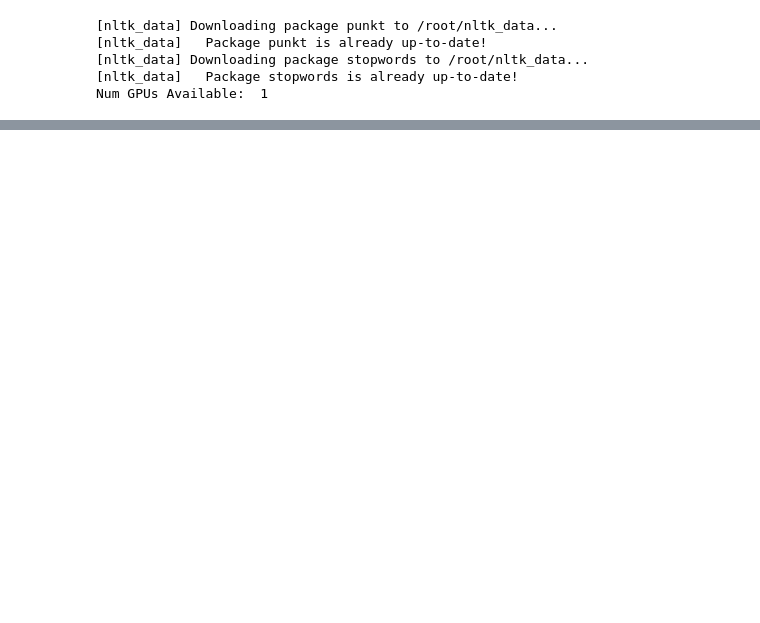
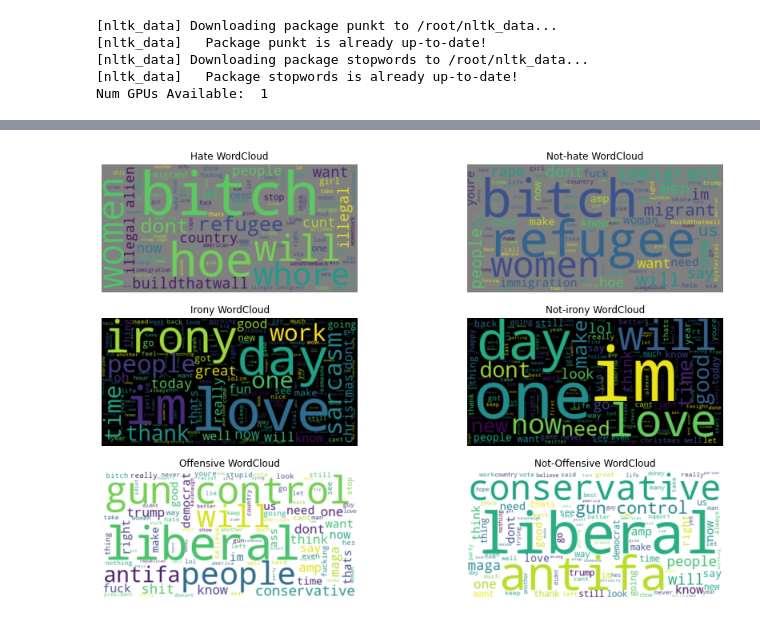
Before and after one commit to gibsonx/CE888, a Jupyter notebook: Assignment/assignment_2_Distilbert.ipynb, the cells around one changed output, grey strips where cells are left out. Saved outputs shown, nothing was run; the diff lists cells and outputs as text; code cells hidden in the pictures; blank space fills up the shorter version.

```diff
--- a/Assignment/assignment_2_Distilbert.ipynb
+++ b/Assignment/assignment_2_Distilbert.ipynb
@@ -382,0 +221,45 @@ plot_confusion_matrix(cm, normalize=False,target_names=['Not_offensive', 'offens
+# %%
+#Generate Data for WordCloud
+#Hate wordcloud
+not_hate_text = " ".join(preprocess_tweet_text(review) for review in not_hate["text"])
+hate_text = " ".join(preprocess_tweet_text(review) for review in hate["text"])
+wordcloud_not_hate = WordCloud(max_words=100,background_color="grey").generate(not_hate_text)
+wordcloud_hate = WordCloud(max_words=100,background_color="grey").generate(hate_text)
+#Irony wordcloud
+not_irony_text = " ".join(preprocess_tweet_text(review) for review in not_irony["text"])
+irony_text = " ".join(preprocess_tweet_text(review) for review in irony["text"])
+wordcloud_not_irony = WordCloud().generate(not_irony_text)
+wordcloud_irony = WordCloud().generate(irony_text)
+#Offensive wordcloud
+not_offensive_text = " ".join(preprocess_tweet_text(review) for review in not_offensive["text"])
+offensive_text = " ".join(preprocess_tweet_text(review) for review in offensive["text"])
+wordcloud_not_offensive = WordCloud(max_words=100,background_color="white").generate(not_offensive_text)
+wordcloud_offensive = WordCloud(max_words=100,background_color="white").generate(offensive_text)
+# %%
+#Wordcloud Plot
+fig, axs = plt.subplots(3,2)
+fig.set_figheight(10)
+fig.set_figwidth(15)
+axs[0,0].axis('off')
+axs[0,0].set_title("Hate WordCloud")
+axs[0,0].imshow(wordcloud_hate, interpolation='bilinear')
+axs[0,1].set_title("Not-hate WordCloud")
+axs[0,1].imshow(wordcloud_not_hate, interpolation='bilinear')
+axs[0,1].axis('off')
+axs[1,0].set_title("Irony WordCloud")
+axs[1,0].imshow(wordcloud_irony, interpolation='bilinear')
+axs[1,0].axis('off')
+axs[1,1].set_title("Not-irony WordCloud")
+axs[1,1].imshow(wordcloud_not_irony, interpolation='bilinear')
+axs[1,1].axis('off')
+axs[2,0].set_title("Offensive WordCloud")
+axs[2,0].imshow(wordcloud_offensive, interpolation='bilinear')
+axs[2,0].axis('off')
+axs[2,1].set_title("Not-Offensive WordCloud")
+axs[2,1].imshow(wordcloud_not_offensive, interpolation='bilinear')
+axs[2,1].axis('off')
+
+plt.show()
+plt.close()
+# %% [output]
+[figure, added]
```
Also changed, not shown: parts of 44 cells of this notebook.
